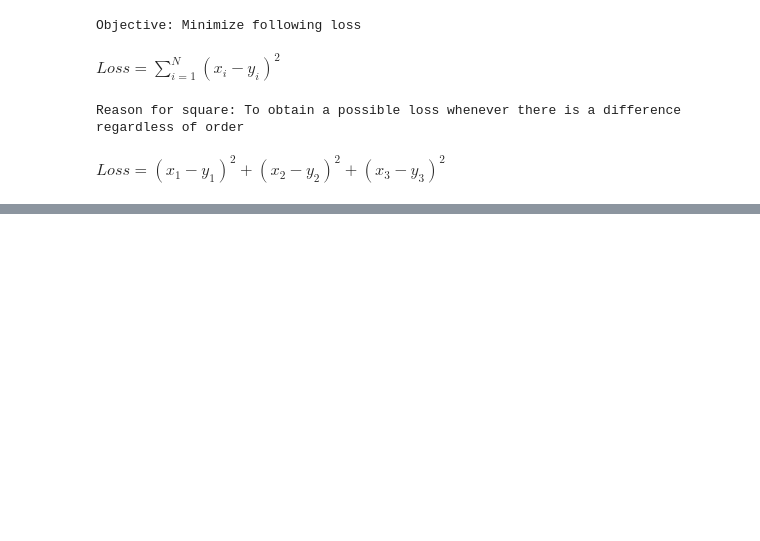
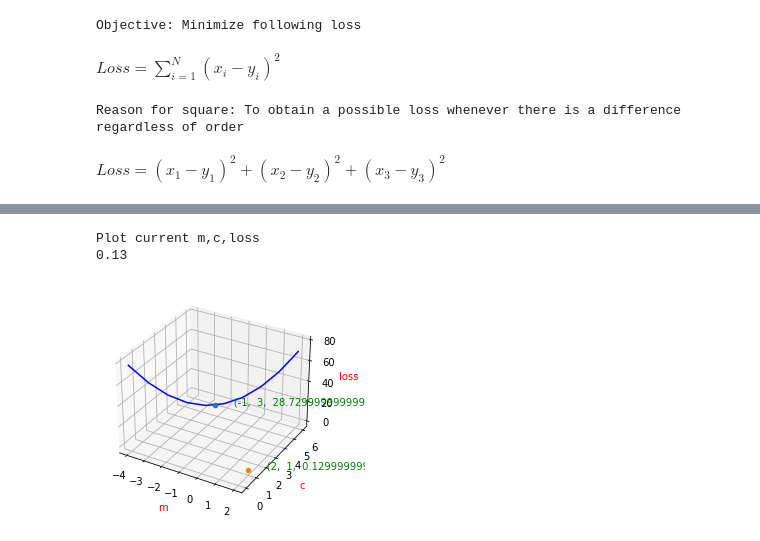
Before and after one commit to arf-themascoteers/basics, a Jupyter notebook: curve_fitting.ipynb, the cells around one changed output, grey strips where cells are left out. Saved outputs shown, nothing was run; the diff lists cells and outputs as text; code cells hidden in the pictures; blank space fills up the shorter version.

```diff
--- a/curve_fitting.ipynb
+++ b/curve_fitting.ipynb
@@ -61,0 +72,19 @@ ax.set_zlabel("loss")
+# %%
+print("Plot current m,c,loss")
+loss = get_loss(y, y_pred)
+ax = plot_loss()
+ax.scatter3D(m,c,loss,"green")
+ax.text(m, c, loss, f"      ({m},  {c},  {loss})", color='green')
+
+m = 2
+c = 1
+y_pred = m * x + c
+loss = get_loss(y, y_pred)
+ax.scatter3D(m,c,loss,"yellow")
+ax.text(m, c, loss, f"      ({m},  {c},  {loss})", color='green')
+
+print(f"{loss:.2f}")
+# %% [output]
+Plot current m,c,loss
+0.13
+[figure, added]
```
Also changed, not shown: parts of 3 cells of this notebook.
